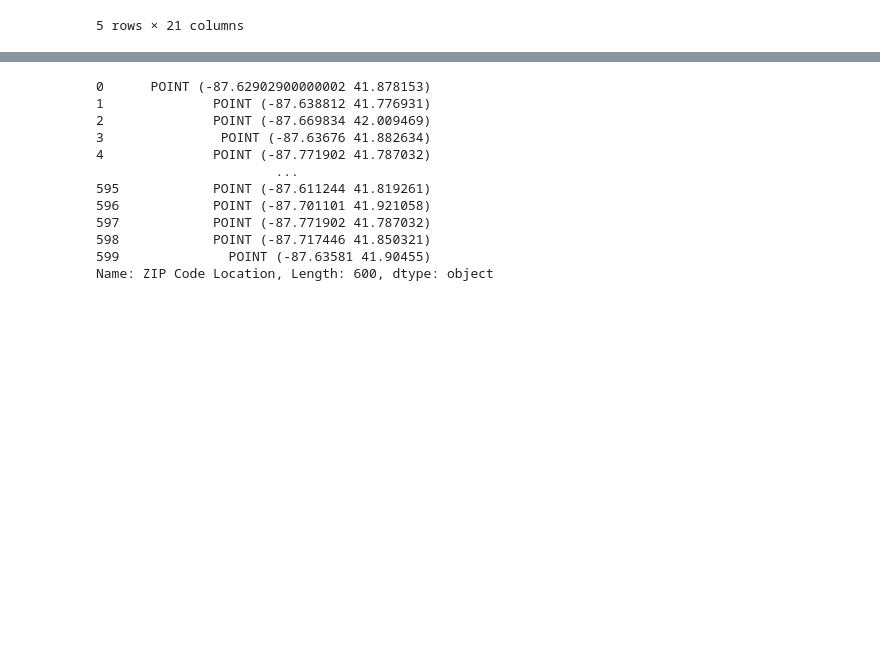
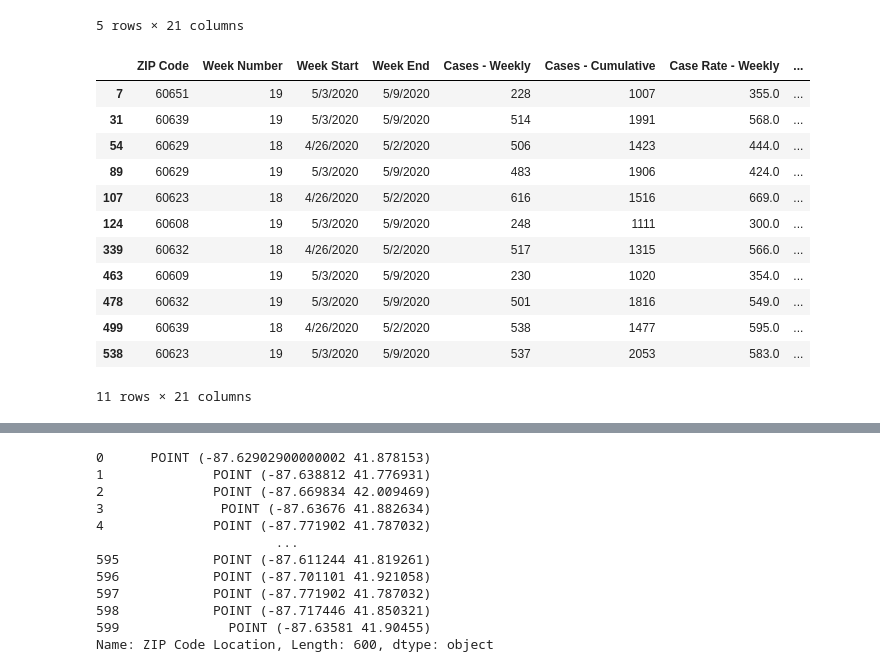
Before and after one commit to igopalan/Covid-Analysis-for-IMPACT, a Jupyter notebook: ProjectImpactCovidCasesbyZip.py.ipynb, the cells around one changed output, grey strips where cells are left out. Drawn from its saved outputs; the diff is of its cells as text; code cells hidden in the pictures; blank space fills up the shorter version.

```diff
--- a/ProjectImpactCovidCasesbyZip.py.ipynb
+++ b/ProjectImpactCovidCasesbyZip.py.ipynb
@@ -107,6 +125,22 @@ covid.head()
 | 3 | 60606 | 19 | 5/3/2020 | 5/9/2020 | 7 | 36 | 303.0 | ... |
 | 4 | 60638 | 15 | 4/5/2020 | 4/11/2020 | 81 | 148 | 147.0 | ... |
 5 rows × 21 columns
+# %%
+covid[covid["Cases - Cumulative"]>=1000]
+# %% [output]
+|  | ZIP Code | Week Number | Week Start | Week End | Cases - Weekly | Cases - Cumulative | Case Rate - Weekly | ... |
+| 7 | 60651 | 19 | 5/3/2020 | 5/9/2020 | 228 | 1007 | 355.0 | ... |
+| 31 | 60639 | 19 | 5/3/2020 | 5/9/2020 | 514 | 1991 | 568.0 | ... |
+| 54 | 60629 | 18 | 4/26/2020 | 5/2/2020 | 506 | 1423 | 444.0 | ... |
+| 89 | 60629 | 19 | 5/3/2020 | 5/9/2020 | 483 | 1906 | 424.0 | ... |
+| 107 | 60623 | 18 | 4/26/2020 | 5/2/2020 | 616 | 1516 | 669.0 | ... |
+| 124 | 60608 | 19 | 5/3/2020 | 5/9/2020 | 248 | 1111 | 300.0 | ... |
+| 339 | 60632 | 18 | 4/26/2020 | 5/2/2020 | 517 | 1315 | 566.0 | ... |
+| 463 | 60609 | 19 | 5/3/2020 | 5/9/2020 | 230 | 1020 | 354.0 | ... |
+| 478 | 60632 | 19 | 5/3/2020 | 5/9/2020 | 501 | 1816 | 549.0 | ... |
+| 499 | 60639 | 18 | 4/26/2020 | 5/2/2020 | 538 | 1477 | 595.0 | ... |
+| 538 | 60623 | 19 | 5/3/2020 | 5/9/2020 | 537 | 2053 | 583.0 | ... |
+11 rows × 21 columns
 # %%
 #Group by the zip code and its specific week of the year (10-19) to see
 #which zip code has the highest cumulative Covid cases (by week 18 or 19)
```
Also changed, not shown: parts of 24 cells of this notebook.
